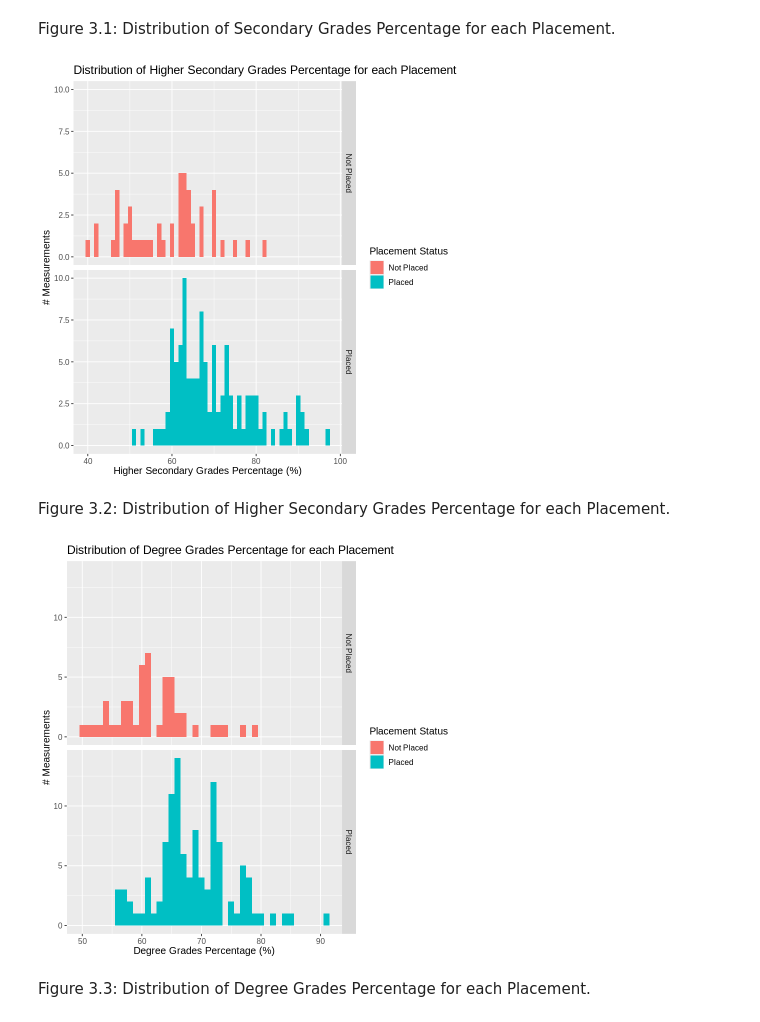
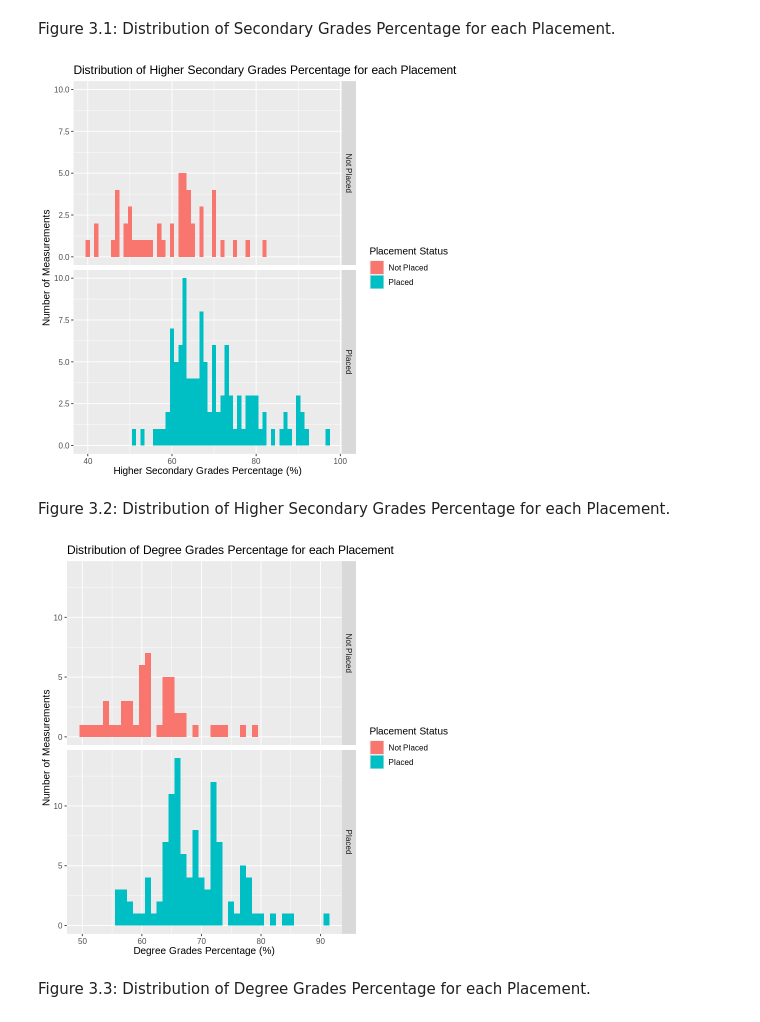
Before and after one commit to Chuewy/DSCI100-27, a Jupyter notebook: Project Report.ipynb, the cells around one changed output. Drawn from its saved outputs; the diff is of its cells as text; code cells hidden in the pictures.

```diff
--- a/Project Report.ipynb
+++ b/Project Report.ipynb
@@ -184,16 +184,16 @@ Figure 3.1: Distribution of Secondary Grades Percentage for each Placement.
 # %%
 h_sec_plot <- training_data |>
                    ggplot(aes(x = h_sec_grade_percent, fill = placement_status)) +
                    geom_histogram(bins = 30, binwidth = 1) +
                    facet_grid(rows = vars(placement_status)) +
                    labs(x = "Higher Secondary Grades Percentage (%)",
-                   y = "# Measurements",
+                   y = "Number of Measurements",
                    fill = "Placement Status") +
                    theme(text = element_text(size = 12)) +
                    ggtitle("Distribution of Higher Secondary Grades Percentage for each Placement")
 h_sec_plot
 # %% [output]
-[figure, old version]
+[figure, new version]
 # %% [markdown]
 Figure 3.2: Distribution of Higher Secondary Grades Percentage for each Placement.
 # %%
@@ -202,13 +202,13 @@ degree_plot <- training_data |>
                    geom_histogram(bins = 30, binwidth = 1) +
                    facet_grid(rows = vars(placement_status)) +
                    labs(x = "Degree Grades Percentage (%)",
-                   y = "# Measurements",
+                   y = "Number of Measurements",
                    fill = "Placement Status") +
                    theme(text = element_text(size = 12)) +
                    ggtitle("Distribution of Degree Grades Percentage for each Placement")
 degree_plot
 # %% [output]
-[figure, old version]
+[figure, new version]
 # %% [markdown]
 Figure 3.3: Distribution of Degree Grades Percentage for each Placement.
 # %%
```
Also changed, not shown: parts of 4 cells of this notebook.
